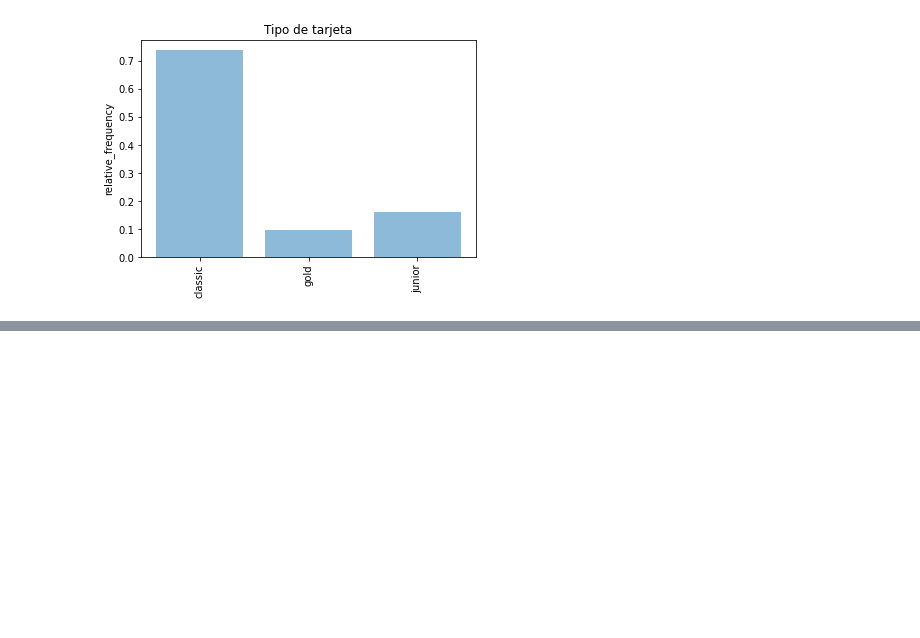
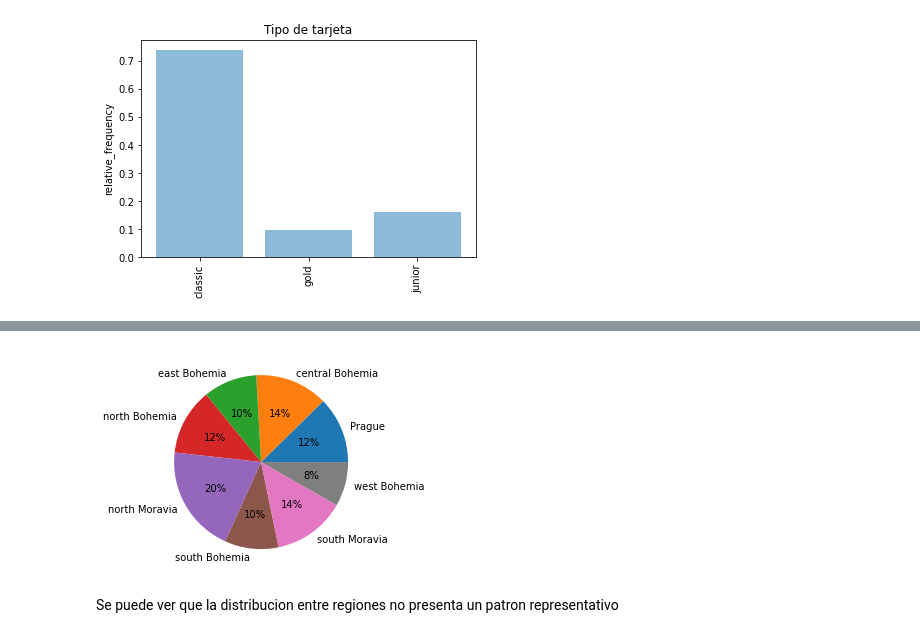
Before and after one commit to mangekyo443556/berka_bank, a Jupyter notebook: berka_bank.ipynb, the cells around one changed output, grey strips where cells are left out. Cells and saved outputs as stored; diff of their text form; code cells hidden in the pictures; blank space fills up the shorter version.

```diff
--- a/berka_bank.ipynb
+++ b/berka_bank.ipynb
@@ -122,0 +228,2 @@ df_client.merge(df_district, left_on = 'district_id', right_on='A1', how = 'left
+# %%
+df_zone = df_table_miner.groupby(['A3']).agg({'client_id':'nunique'}).reset_index()
@@ -122,0 +242,7 @@ df_client.merge(df_district, left_on = 'district_id', right_on='A1', how = 'left
+# %%
+plt.pie(df_zone.client_id.values.tolist(), labels = df_zone.A3.values.tolist(), autopct='%.0f%%')
+plt.show()
+# %% [output]
+[figure, added]
+# %% [markdown]
+<p>Se puede ver que la distribucion entre regiones no presenta un patron representativo</p>
```
Also changed, not shown: parts of 48 cells of this notebook.
